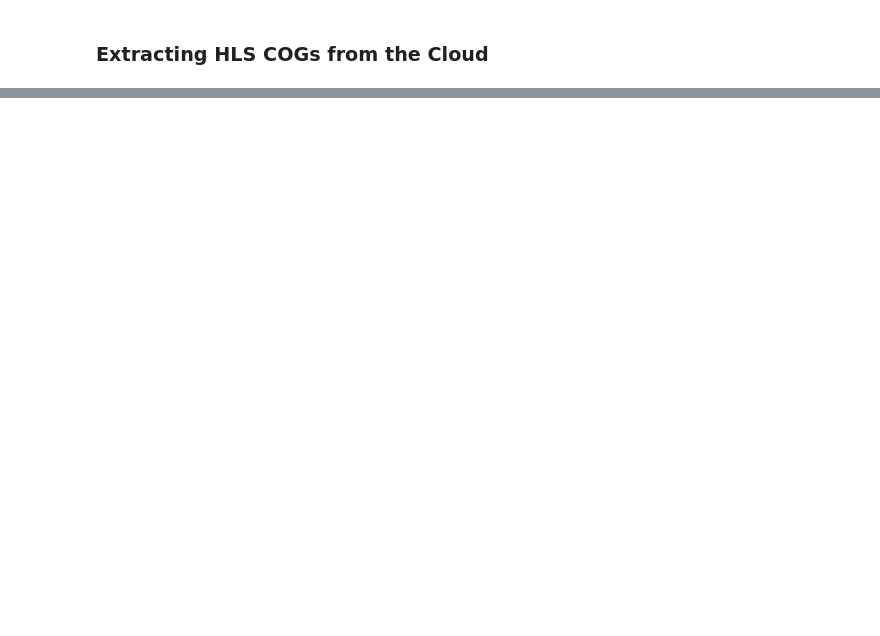
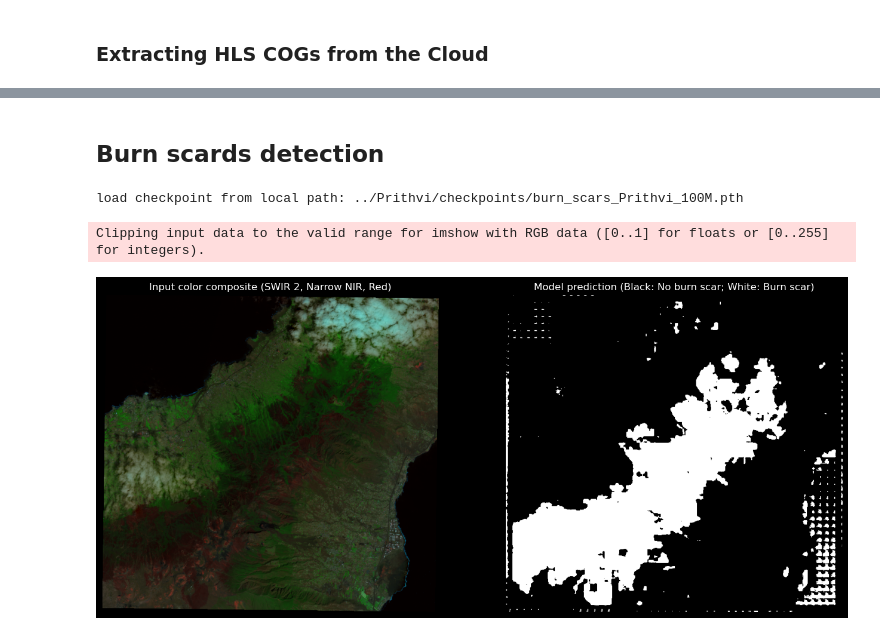
Before and after one commit to Vizzuality/HLS-data-project, a Jupyter notebook: notebooks/04_burn_scars_detection_demo.ipynb, the cells around one changed output, grey strips where cells are left out. Saved outputs shown, nothing was run; the diff lists cells and outputs as text; code cells hidden in the pictures; blank space fills up the shorter version.

Commit message:
Add prediction

```diff
--- a/notebooks/04_burn_scars_detection_demo.ipynb
+++ b/notebooks/04_burn_scars_detection_demo.ipynb
@@ -85,0 +90,19 @@ Clipping input data to the valid range for imshow with RGB data ([0..1] for floa
+# %% [markdown]
+## Burn scards detection
+# %%
+config_path = "../Prithvi/configs/burn_scars_Prithvi_100M_array.py"
+ckpt = "../Prithvi/checkpoints/burn_scars_Prithvi_100M.pth"
+bands = "[0,1,2,3,4,5]"
+
+# Initialize ModelProcessor
+model_processor = ModelProcessor(config_path, ckpt, bands)
+
+# Get prediction
+mask = model_processor.predict(input_array)
+
+# Display input/output
+model_processor.display_io(input_array)
+# %% [output]
+load checkpoint from local path: ../Prithvi/checkpoints/burn_scars_Prithvi_100M.pth
+Clipping input data to the valid range for imshow with RGB data ([0..1] for floats or [0..255] for integers).
+[figure, added]
```
Also changed, not shown: parts of 4 cells of this notebook, 4 other files.
